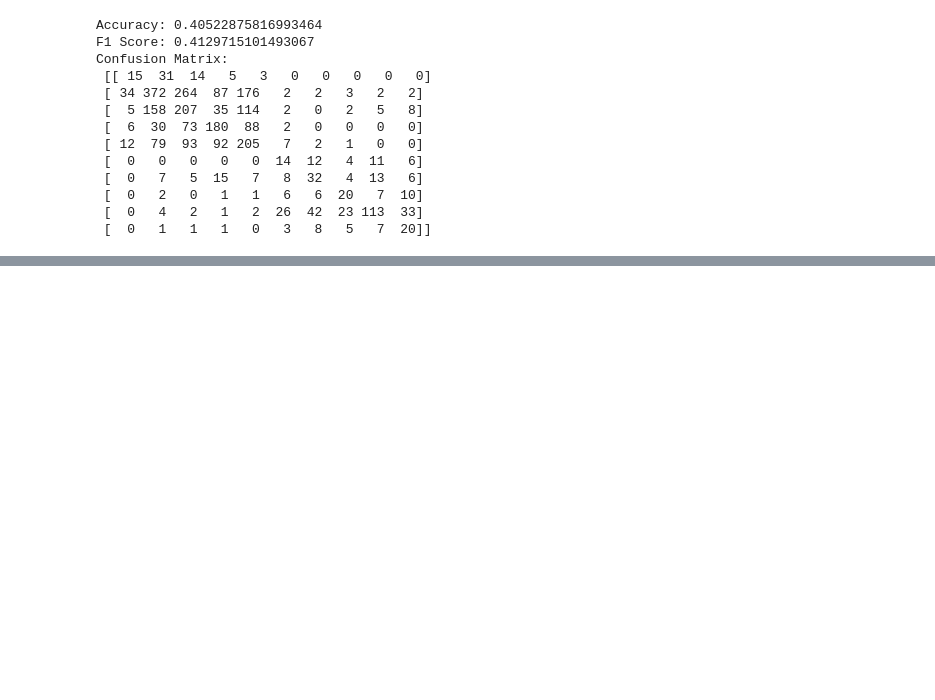
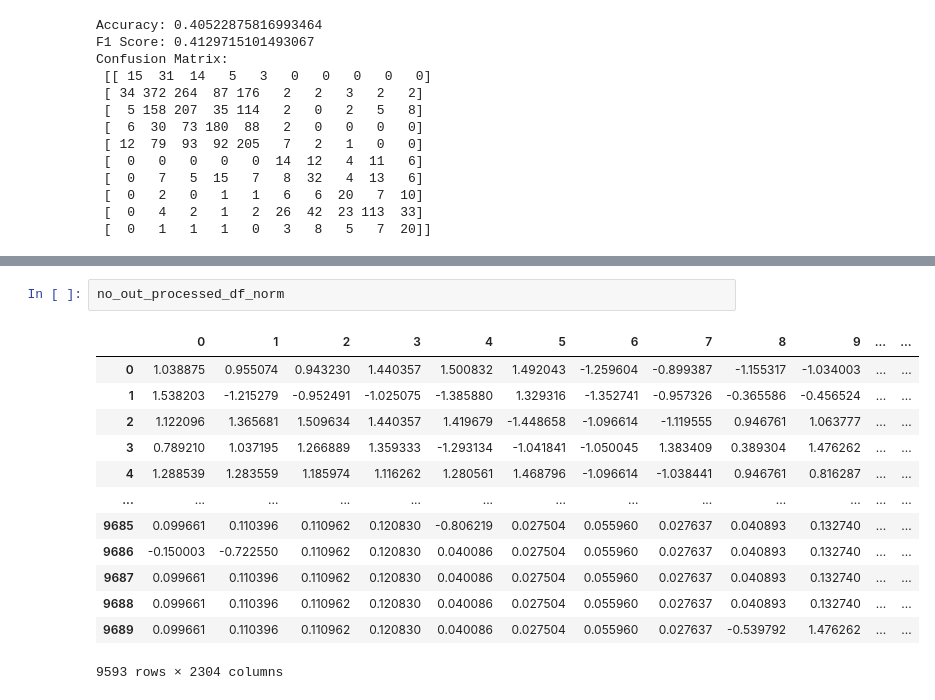
Before and after one commit to Suhail270/DMML, a Jupyter notebook: Coursework/Part 1/Models-PCA.ipynb, the cells around one changed output, grey strips where cells are left out. Saved outputs shown, nothing was run; the diff lists cells and outputs as text; blank space fills up the shorter version.

```diff
--- a/Coursework/Part 1/Models-PCA.ipynb
+++ b/Coursework/Part 1/Models-PCA.ipynb
@@ -1010,0 +1027,16 @@ Confusion Matrix:
+# %%
+no_out_processed_df_norm
+# %% [output]
+|  | 0 | 1 | 2 | 3 | 4 | 5 | 6 | 7 | 8 | 9 | ... | ... |
+| 0 | 1.038875 | 0.955074 | 0.943230 | 1.440357 | 1.500832 | 1.492043 | -1.259604 | -0.899387 | -1.155317 | -1.034003 | ... | ... |
+| 1 | 1.538203 | -1.215279 | -0.952491 | -1.025075 | -1.385880 | 1.329316 | -1.352741 | -0.957326 | -0.365586 | -0.456524 | ... | ... |
+| 2 | 1.122096 | 1.365681 | 1.509634 | 1.440357 | 1.419679 | -1.448658 | -1.096614 | -1.119555 | 0.946761 | 1.063777 | ... | ... |
+| 3 | 0.789210 | 1.037195 | 1.266889 | 1.359333 | -1.293134 | -1.041841 | -1.050045 | 1.383409 | 0.389304 | 1.476262 | ... | ... |
+| 4 | 1.288539 | 1.283559 | 1.185974 | 1.116262 | 1.280561 | 1.468796 | -1.096614 | -1.038441 | 0.946761 | 0.816287 | ... | ... |
+| ... | ... | ... | ... | ... | ... | ... | ... | ... | ... | ... | ... | ... |
+| 9685 | 0.099661 | 0.110396 | 0.110962 | 0.120830 | -0.806219 | 0.027504 | 0.055960 | 0.027637 | 0.040893 | 0.132740 | ... | ... |
+| 9686 | -0.150003 | -0.722550 | 0.110962 | 0.120830 | 0.040086 | 0.027504 | 0.055960 | 0.027637 | 0.040893 | 0.132740 | ... | ... |
+| 9687 | 0.099661 | 0.110396 | 0.110962 | 0.120830 | 0.040086 | 0.027504 | 0.055960 | 0.027637 | 0.040893 | 0.132740 | ... | ... |
+| 9688 | 0.099661 | 0.110396 | 0.110962 | 0.120830 | 0.040086 | 0.027504 | 0.055960 | 0.027637 | 0.040893 | 0.132740 | ... | ... |
+| 9689 | 0.099661 | 0.110396 | 0.110962 | 0.120830 | 0.040086 | 0.027504 | 0.055960 | 0.027637 | -0.539792 | 1.476262 | ... | ... |
+9593 rows × 2304 columns
```
Also changed, not shown: parts of 18 cells of this notebook.
